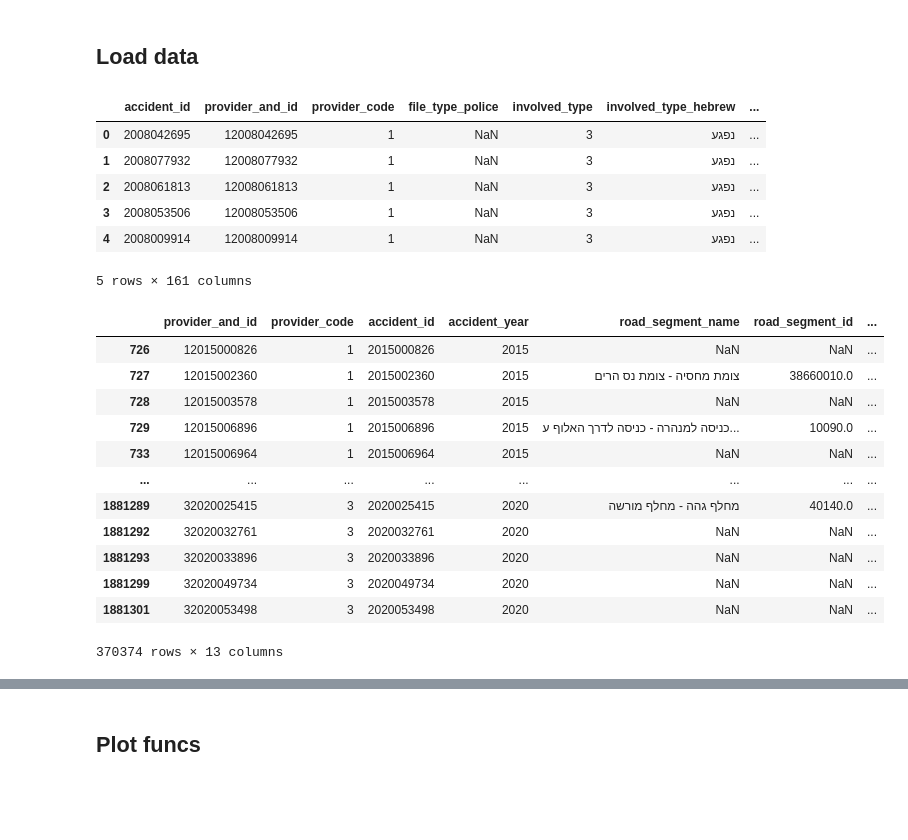
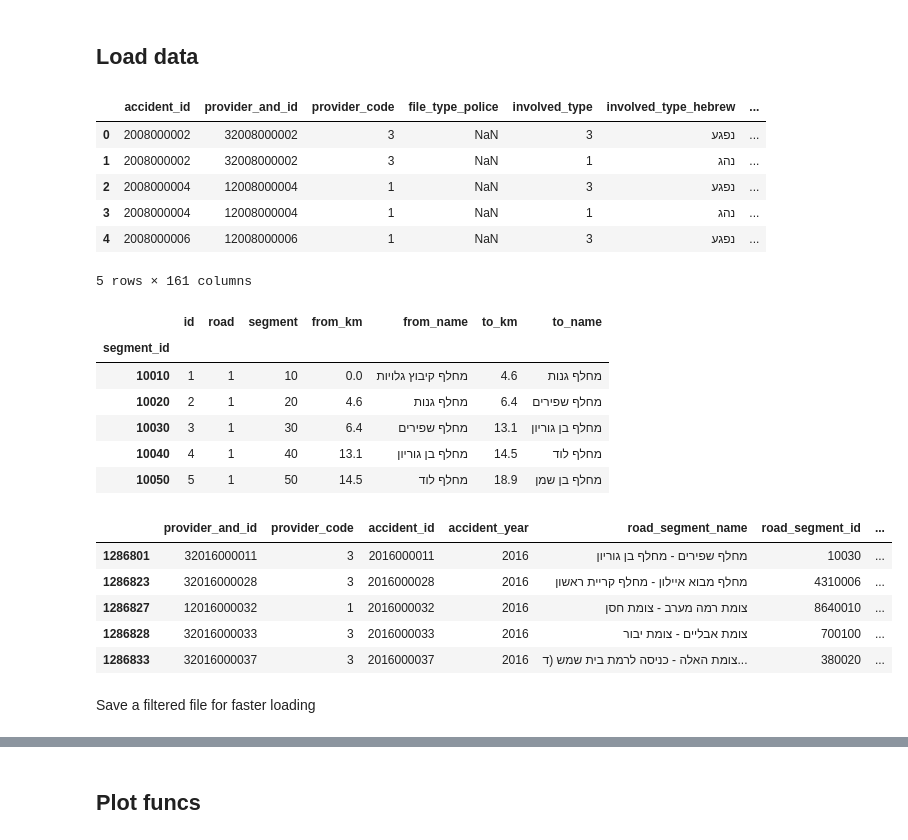
Before and after one commit to data-for-change/anyway-data-science, a Jupyter notebook: learning_notebooks/detect_segment_outliers.ipynb, the cells around one changed output, grey strips where cells are left out. Saved outputs shown, nothing was run; the diff lists cells and outputs as text; code cells hidden in the pictures; blank space fills up the shorter version.

Commit message:
Update outlier detection
Calculate outliers only for accidents with accurate location

```diff
--- a/learning_notebooks/detect_segment_outliers.ipynb
+++ b/learning_notebooks/detect_segment_outliers.ipynb
@@ -39,35 +51,55 @@ DEFAULT_COORD = (32.079184, 34.824768)
 # %% [markdown]
 ## Load data
 # %%
-csv_path = r"views2020/involved_markers_hebrew.csv"
+csv_path = r'views2021/involved_markers_hebrew.csv'
 data = pd.read_csv(csv_path, na_values='')
 # %%
 data.head()
 # %% [output]
 |  | accident_id | provider_and_id | provider_code | file_type_police | involved_type | involved_type_hebrew | ... |
-| 0 | 2008042695 | 12008042695 | 1 | NaN | 3 | נפגע | ... |
-| 1 | 2008077932 | 12008077932 | 1 | NaN | 3 | נפגע | ... |
-| 2 | 2008061813 | 12008061813 | 1 | NaN | 3 | נפגע | ... |
-| 3 | 2008053506 | 12008053506 | 1 | NaN | 3 | נפגע | ... |
-| 4 | 2008009914 | 12008009914 | 1 | NaN | 3 | נפגע | ... |
+| 0 | 2008000002 | 32008000002 | 3 | NaN | 3 | נפגע | ... |
+| 1 | 2008000002 | 32008000002 | 3 | NaN | 1 | נהג | ... |
+| 2 | 2008000004 | 12008000004 | 1 | NaN | 3 | נפגע | ... |
+| 3 | 2008000004 | 12008000004 | 1 | NaN | 1 | נהג | ... |
+| 4 | 2008000006 | 12008000006 | 1 | NaN | 3 | נפגע | ... |
 5 rows × 161 columns
+# %%
+csv_path = r'road_segments_table.csv'
+seg_info = pd.read_csv(csv_path, na_values='', index_col=1)
+# %%
+seg_info.head()
+# %% [output]
+|  | id | road | segment | from_km | from_name | to_km | to_name |
+| segment_id |  |  |  |  |  |  |  |
+| 10010 | 1 | 1 | 10 | 0.0 | מחלף קיבוץ גלויות | 4.6 | מחלף גנות |
+| 10020 | 2 | 1 | 20 | 4.6 | מחלף גנות | 6.4 | מחלף שפירים |
+| 10030 | 3 | 1 | 30 | 6.4 | מחלף שפירים | 13.1 | מחלף בן גוריון |
+| 10040 | 4 | 1 | 40 | 13.1 | מחלף בן גוריון | 14.5 | מחלף לוד |
+| 10050 | 5 | 1 | 50 | 14.5 | מחלף לוד | 18.9 | מחלף בן שמן |
 # %%
-# get only relevant data
-filtered = data[RELEVANT_KEYS_ANALYSIS].drop_duplicates(subset=[PROVIDER_AND_ID]).dropna(subset=[LAT, LONG])
-# from this year the data was corrected
-filtered = filtered[filtered[YEAR] >= FROM_YEAR]
-filtered
+def filter_data(data):
+    # get only relevant data
+    filtered = data[RELEVANT_KEYS_ANALYSIS].drop_duplicates(subset=[PROVIDER_AND_ID]).dropna(subset=[LAT, LONG,
+                                                                                                     ROAD_SEGMENT, KM_LOCATION])
+    # from this year the data was corrected
+    filtered = filtered[filtered[YEAR] >= FROM_YEAR]
+
+    types = {ROAD_SEGMENT : 'int64', PROVIDER_AND_ID: 'str', ID:'str', PROVIDER_CODE: 'str', KM_LOCATION : 'int64',
+             ROAD1: 'int64'}
+
+    filtered = filtered.astype(types)
+    filtered[SEGMENT_FROM_KM] = filtered[ROAD_SEGMENT].map(seg_info['from_km'])
+
+    return filtered
+
+filtered = filter_data(data)
+filtered.head()
 # %% [output]
 |  | provider_and_id | provider_code | accident_id | accident_year | road_segment_name | road_segment_id | ... |
-| 726 | 12015000826 | 1 | 2015000826 | 2015 | NaN | NaN | ... |
-| 727 | 12015002360 | 1 | 2015002360 | 2015 | צומת מחסיה - צומת נס הרים | 38660010.0 | ... |
-| 728 | 12015003578 | 1 | 2015003578 | 2015 | NaN | NaN | ... |
-| 729 | 12015006896 | 1 | 2015006896 | 2015 | כניסה למנהרה - כניסה לדרך האלוף ע... | 10090.0 | ... |
-| 733 | 12015006964 | 1 | 2015006964 | 2015 | NaN | NaN | ... |
-| ... | ... | ... | ... | ... | ... | ... | ... |
-| 1881289 | 32020025415 | 3 | 2020025415 | 2020 | מחלף גהה - מחלף מורשה | 40140.0 | ... |
-| 1881292 | 32020032761 | 3 | 2020032761 | 2020 | NaN | NaN | ... |
-| 1881293 | 32020033896 | 3 | 2020033896 | 2020 | NaN | NaN | ... |
-| 1881299 | 32020049734 | 3 | 2020049734 | 2020 | NaN | NaN | ... |
-| 1881301 | 32020053498 | 3 | 2020053498 | 2020 | NaN | NaN | ... |
+| 1286801 | 32016000011 | 3 | 2016000011 | 2016 | מחלף שפירים - מחלף בן גוריון | 10030 | ... |
+| 1286823 | 32016000028 | 3 | 2016000028 | 2016 | מחלף מבוא איילון - מחלף קריית ראשון | 4310006 | ... |
+| 1286827 | 12016000032 | 1 | 2016000032 | 2016 | צומת רמה מערב - צומת חסן | 8640010 | ... |
+| 1286828 | 32016000033 | 3 | 2016000033 | 2016 | צומת אבליים - צומת יבור | 700100 | ... |
+| 1286833 | 32016000037 | 3 | 2016000037 | 2016 | צומת האלה - כניסה לרמת בית שמש (ד... | 380020 | ... |
-370374 rows × 13 columns
+# %% [markdown]
+Save a filtered file for faster loading
```
Also changed, not shown: parts of 67 cells of this notebook.
